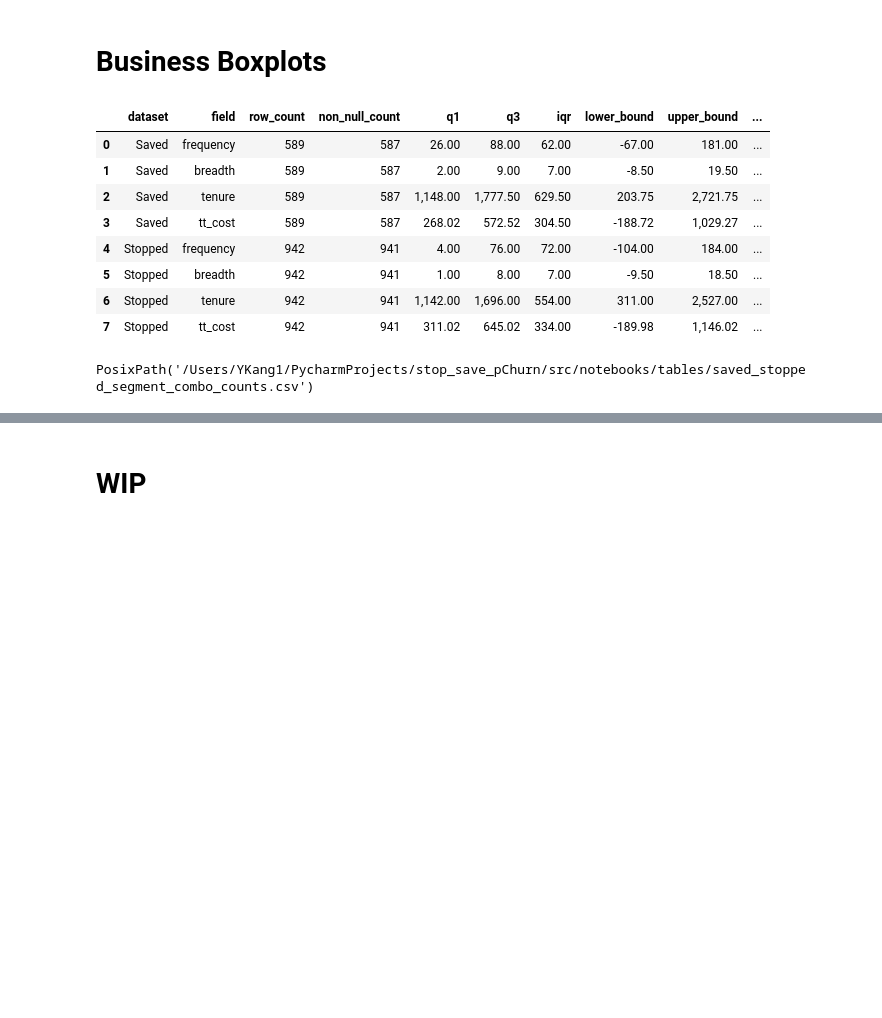
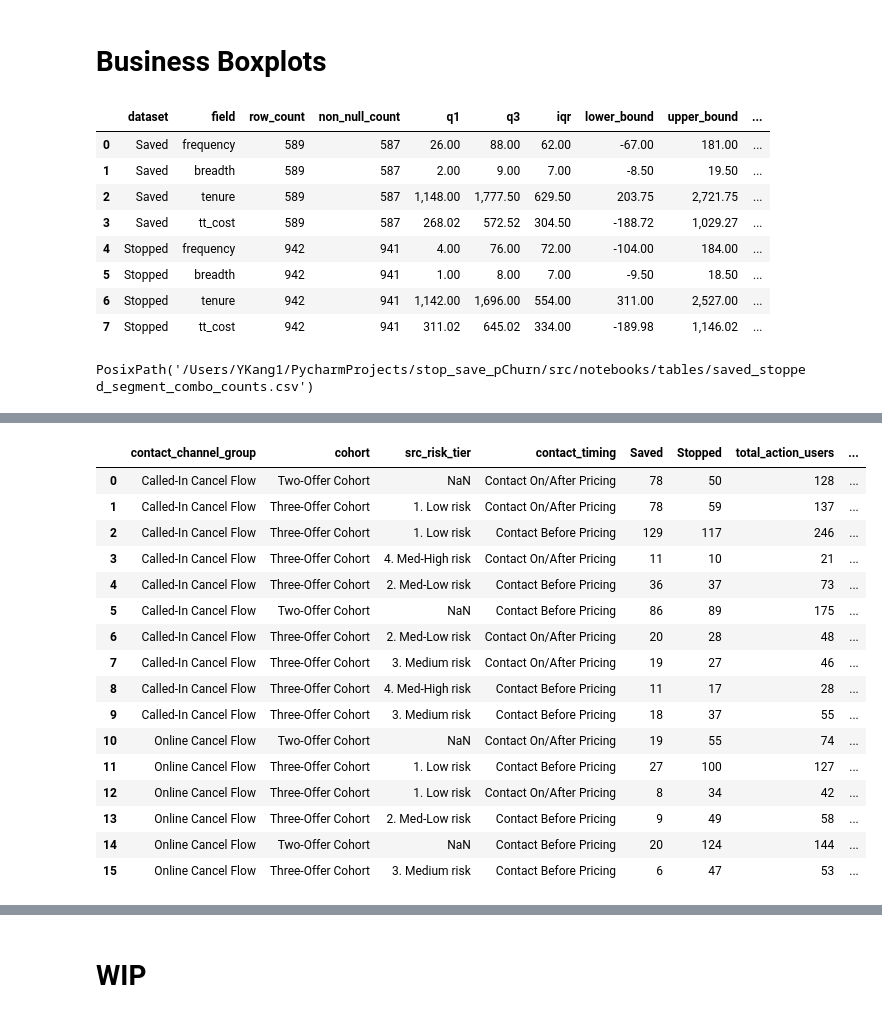
Before and after one commit to ying-gannett/stop_save_pChurn, a Jupyter notebook: src/notebooks/EDA.ipynb, the cells around one changed output, grey strips where cells are left out. Drawn from its saved outputs; the diff is of its cells as text; code cells hidden in the pictures; blank space fills up the shorter version.

Commit message:
Refactor EDA notebook: Update execution counts, add segment combo counts export, and enhance observed outcome profiles with detailed business insights

```diff
--- a/src/notebooks/EDA.ipynb
+++ b/src/notebooks/EDA.ipynb
@@ -368,0 +416,69 @@ PosixPath('/Users/YKang1/PycharmProjects/stop_save_pChurn/src/notebooks/tables/s
+# %%
+# Recombine the outcome-specific counts to profile the observed action funnel.
+# These are descriptive shares among users with an observed action, not causal effects.
+def build_observed_outcome_share(counts, dimensions):
+    outcome_counts = (
+        counts.groupby(
+            [*dimensions, "population"],
+            dropna=False,
+            observed=True,
+        )["users"]
+        .sum()
+        .unstack(fill_value=0)
+        .rename_axis(columns=None)
+        .reset_index()
+    )
+    for outcome in ["Saved", "Stopped"]:
+        if outcome not in outcome_counts:
+            outcome_counts[outcome] = 0
+
+    outcome_counts["total_action_users"] = (
+        outcome_counts["Saved"] + outcome_counts["Stopped"]
+    )
+    outcome_counts["observed_save_share"] = (
+        outcome_counts["Saved"] / outcome_counts["total_action_users"]
+    )
+    return outcome_counts.sort_values(
+        "observed_save_share",
+        ascending=False,
+    ).reset_index(drop=True)
+
+
+profile_dimensions = [
+    "contact_channel_group",
+    "cohort",
+    "src_risk_tier",
+    "contact_timing",
+    "Treatment",
+]
+outcome_profile_tables = []
+for dimension in profile_dimensions:
+    profile = build_observed_outcome_share(
+        segment_combo_counts,
+        [dimension],
+    ).rename(columns={dimension: "profile_value"})
+    profile.insert(0, "profile_dimension", dimension)
+    outcome_profile_tables.append(profile)
+
+observed_outcome_shares = pd.concat(
+    outcome_profile_tables,
+    ignore_index=True,
+)
+
+MIN_PROFILE_USERS = 20
+segment_outcome_profiles = build_observed_outcome_share(
+    segment_combo_counts,
+    slice_fields,
+)
+segment_outcome_profiles = segment_outcome_profiles[
+    segment_outcome_profiles["total_action_users"].ge(MIN_PROFILE_USERS)
+].reset_index(drop=True)
+
+outcome_shares_path = TABLE_DIR / "observed_save_share_by_dimension.csv"
+segment_profiles_path = TABLE_DIR / "observed_save_share_by_segment.csv"
+observed_outcome_shares.to_csv(outcome_shares_path, index=False)
+segment_outcome_profiles.to_csv(segment_profiles_path, index=False)
+
+display(observed_outcome_shares)
+display(segment_outcome_profiles)
+# %% [output]
@@ -369 +502,18 @@ PosixPath('/Users/YKang1/PycharmProjects/stop_save_pChurn/src/notebooks/tables/s
+|  | contact_channel_group | cohort | src_risk_tier | contact_timing | Saved | Stopped | total_action_users | ... |
+| 0 | Called-In Cancel Flow | Two-Offer Cohort | NaN | Contact On/After Pricing | 78 | 50 | 128 | ... |
+| 1 | Called-In Cancel Flow | Three-Offer Cohort | 1. Low risk | Contact On/After Pricing | 78 | 59 | 137 | ... |
+| 2 | Called-In Cancel Flow | Three-Offer Cohort | 1. Low risk | Contact Before Pricing | 129 | 117 | 246 | ... |
+| 3 | Called-In Cancel Flow | Three-Offer Cohort | 4. Med-High risk | Contact On/After Pricing | 11 | 10 | 21 | ... |
+| 4 | Called-In Cancel Flow | Three-Offer Cohort | 2. Med-Low risk | Contact Before Pricing | 36 | 37 | 73 | ... |
+| 5 | Called-In Cancel Flow | Two-Offer Cohort | NaN | Contact Before Pricing | 86 | 89 | 175 | ... |
+| 6 | Called-In Cancel Flow | Three-Offer Cohort | 2. Med-Low risk | Contact On/After Pricing | 20 | 28 | 48 | ... |
+| 7 | Called-In Cancel Flow | Three-Offer Cohort | 3. Medium risk | Contact On/After Pricing | 19 | 27 | 46 | ... |
+| 8 | Called-In Cancel Flow | Three-Offer Cohort | 4. Med-High risk | Contact Before Pricing | 11 | 17 | 28 | ... |
+| 9 | Called-In Cancel Flow | Three-Offer Cohort | 3. Medium risk | Contact Before Pricing | 18 | 37 | 55 | ... |
+| 10 | Online Cancel Flow | Two-Offer Cohort | NaN | Contact On/After Pricing | 19 | 55 | 74 | ... |
+| 11 | Online Cancel Flow | Three-Offer Cohort | 1. Low risk | Contact Before Pricing | 27 | 100 | 127 | ... |
+| 12 | Online Cancel Flow | Three-Offer Cohort | 1. Low risk | Contact On/After Pricing | 8 | 34 | 42 | ... |
+| 13 | Online Cancel Flow | Three-Offer Cohort | 2. Med-Low risk | Contact Before Pricing | 9 | 49 | 58 | ... |
+| 14 | Online Cancel Flow | Two-Offer Cohort | NaN | Contact Before Pricing | 20 | 124 | 144 | ... |
+| 15 | Online Cancel Flow | Three-Offer Cohort | 3. Medium risk | Contact Before Pricing | 6 | 47 | 53 | ... |
 # %% [markdown]
```
Also changed, not shown: parts of 3 cells of this notebook.
